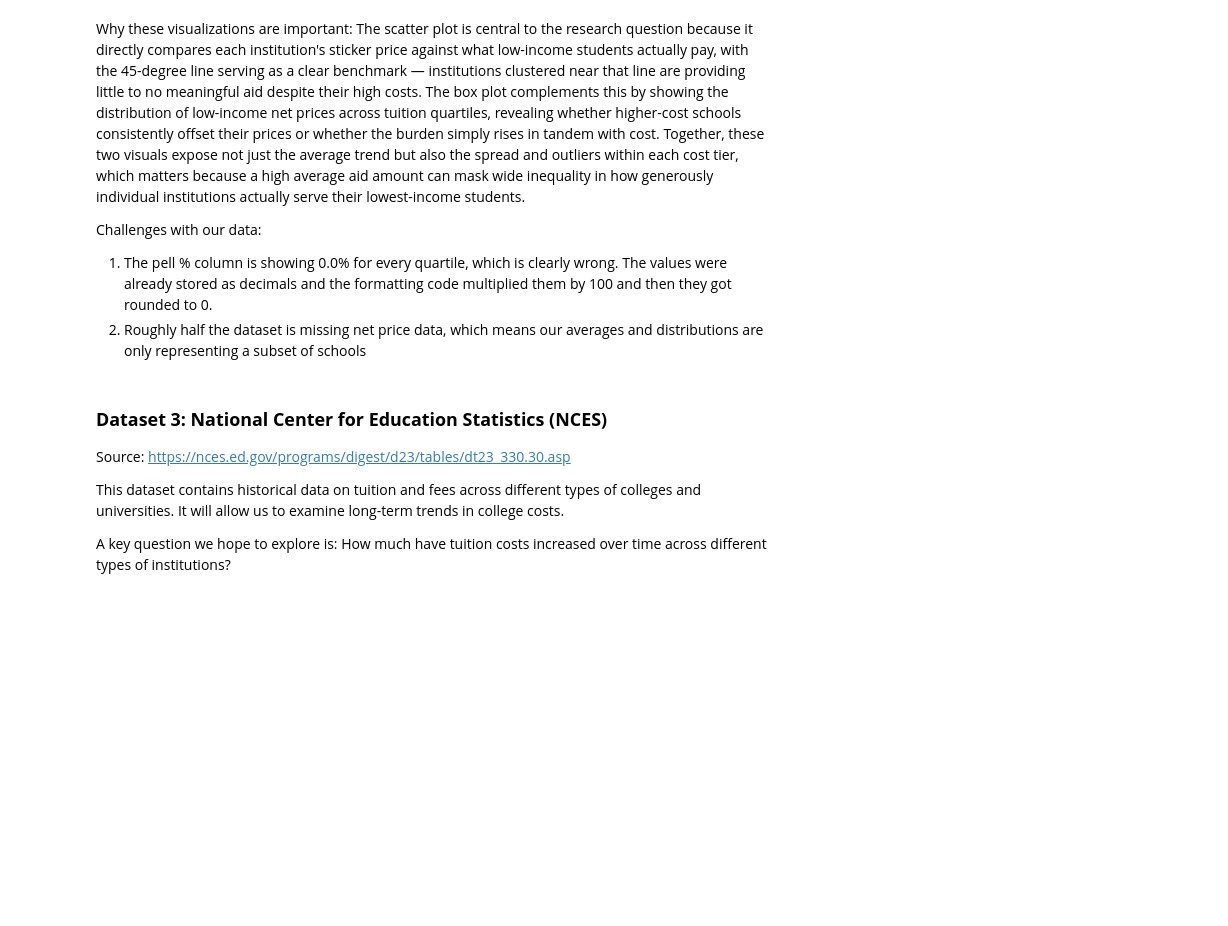
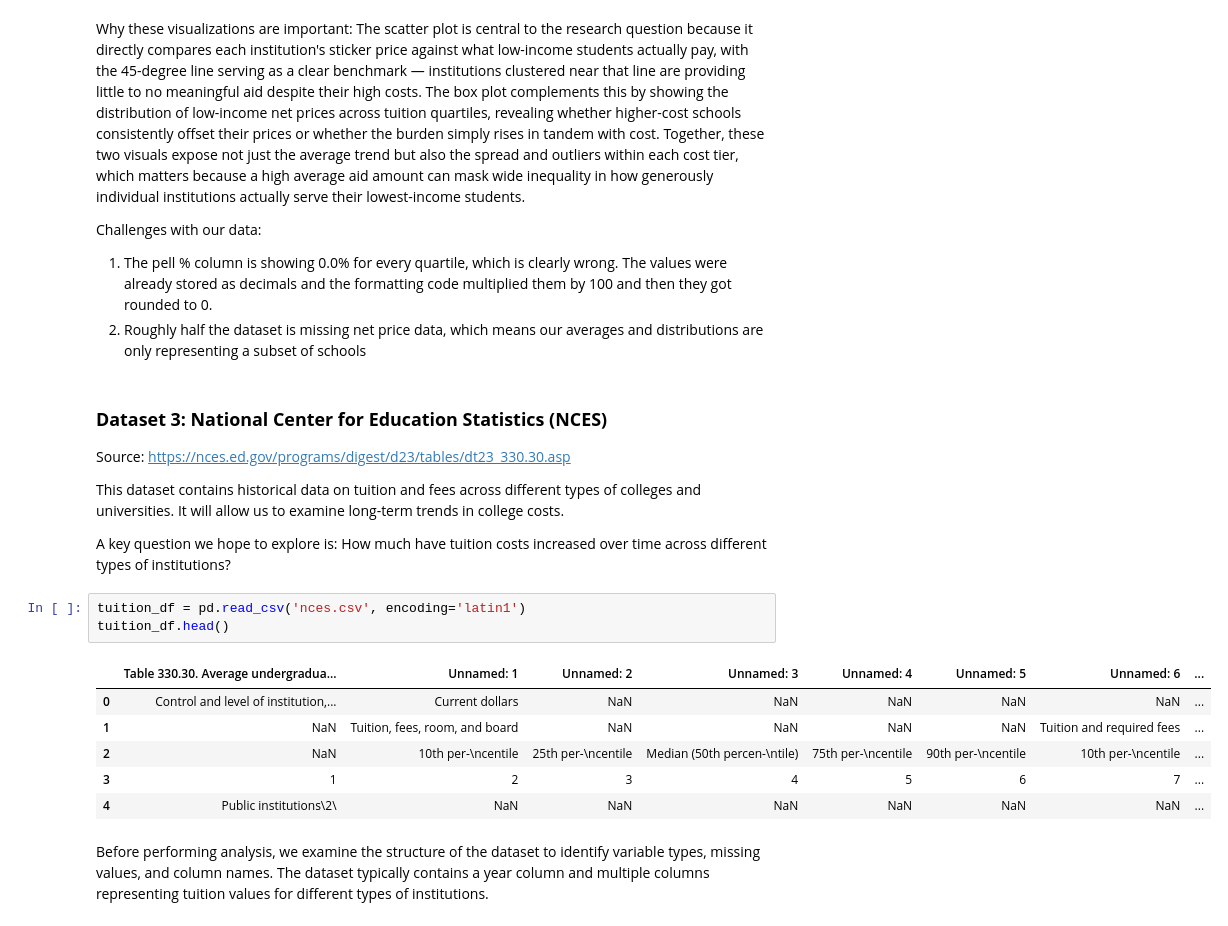
Before and after one commit to oliviatawakol/julieandliv, a Jupyter notebook: julieandliv.ipynb, the cells around one changed output. Cells and saved outputs as stored; diff of their text form; blank space fills up the shorter version.

```diff
--- a/julieandliv.ipynb
+++ b/julieandliv.ipynb
@@ -380,3 +441,15 @@ https://nces.ed.gov/programs/digest/d23/tables/dt23_330.30.asp
 This dataset contains historical data on tuition and fees across different types of colleges and universities. It will allow us to examine long-term trends in college costs.
 
 A key question we hope to explore is: How much have tuition costs increased over time across different types of institutions?
+# %%
+tuition_df = pd.read_csv('nces.csv', encoding='latin1')
+tuition_df.head()
+# %% [output]
+|  | Table 330.30. Average undergradua... | Unnamed: 1 | Unnamed: 2 | Unnamed: 3 | Unnamed: 4 | Unnamed: 5 | Unnamed: 6 | ... |
+| 0 | Control and level of institution,... | Current dollars | NaN | NaN | NaN | NaN | NaN | ... |
+| 1 | NaN | Tuition, fees, room, and board | NaN | NaN | NaN | NaN | Tuition and required fees | ... |
+| 2 | NaN | 10th per-\ncentile | 25th per-\ncentile | Median (50th percen-\ntile) | 75th per-\ncentile | 90th per-\ncentile | 10th per-\ncentile | ... |
+| 3 | 1 | 2 | 3 | 4 | 5 | 6 | 7 | ... |
+| 4 | Public institutions\2\ | NaN | NaN | NaN | NaN | NaN | NaN | ... |
+# %% [markdown]
+Before performing analysis, we examine the structure of the dataset to identify variable types, missing values, and column names. The dataset typically contains a year column and multiple columns representing tuition values for different types of institutions.
```
Also changed, not shown: parts of 12 cells of this notebook.
